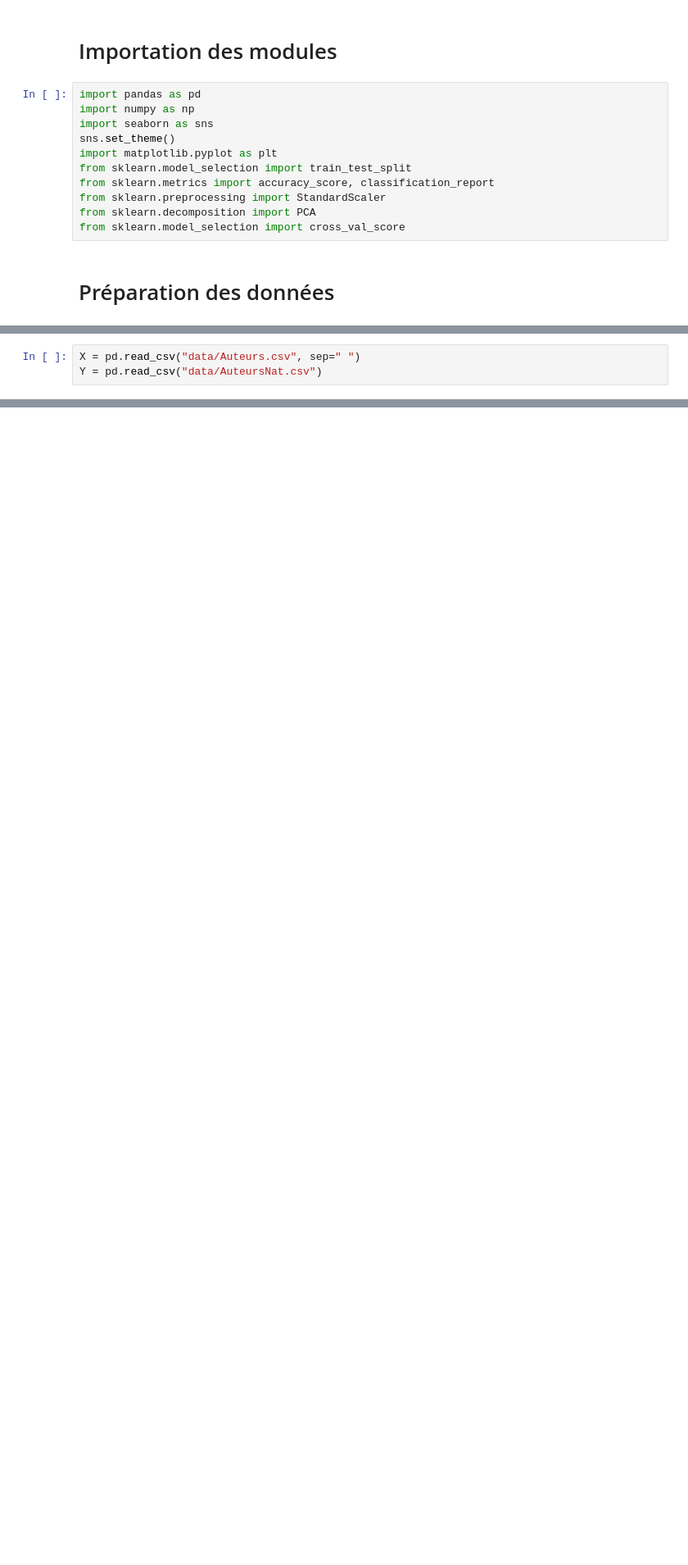
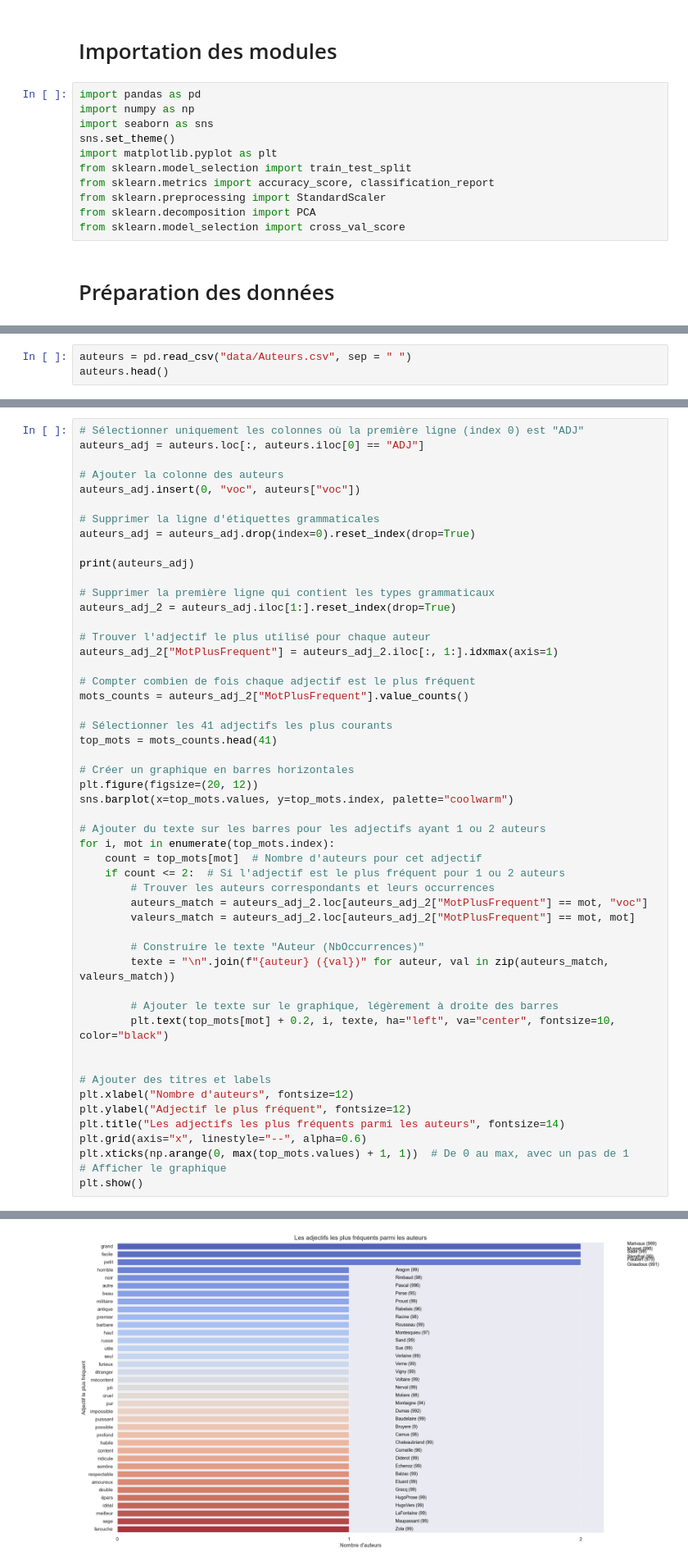
Before and after one commit to leaajo/APST, a Jupyter notebook: second_study/0_data.ipynb, the cells around one changed output, grey strips where cells are left out. Shown: that part at 82% size. Cells and saved outputs as stored; diff of their text form; blank space fills up the shorter version.

```diff
--- a/second_study/0_data.ipynb
+++ b/second_study/0_data.ipynb
@@ -16,3 +147,3 @@ from sklearn.model_selection import cross_val_score
 # %%
-X = pd.read_csv("data/Auteurs.csv", sep=" ")
-Y = pd.read_csv("data/AuteursNat.csv")
+auteurs = pd.read_csv("data/Auteurs.csv", sep = " ")
+auteurs.head()
@@ -92,0 +158,52 @@ plot_histogram(df, bin_size=40, title="Répartition des auteurs par tranche de 4
+# %%
+# Sélectionner uniquement les colonnes où la première ligne (index 0) est "ADJ"
+auteurs_adj = auteurs.loc[:, auteurs.iloc[0] == "ADJ"]
+
+# Ajouter la colonne des auteurs
+auteurs_adj.insert(0, "voc", auteurs["voc"])
+
+# Supprimer la ligne d'étiquettes grammaticales
+auteurs_adj = auteurs_adj.drop(index=0).reset_index(drop=True)
+
+print(auteurs_adj)
+
+# Supprimer la première ligne qui contient les types grammaticaux
+auteurs_adj_2 = auteurs_adj.iloc[1:].reset_index(drop=True)
+
+# Trouver l'adjectif le plus utilisé pour chaque auteur
+auteurs_adj_2["MotPlusFrequent"] = auteurs_adj_2.iloc[:, 1:].idxmax(axis=1)
+
+# Compter combien de fois chaque adjectif est le plus fréquent
+mots_counts = auteurs_adj_2["MotPlusFrequent"].value_counts()
+
+# Sélectionner les 41 adjectifs les plus courants
+top_mots = mots_counts.head(41)
+
+# Créer un graphique en barres horizontales
+plt.figure(figsize=(20, 12))
+sns.barplot(x=top_mots.values, y=top_mots.index, palette="coolwarm")
+
+# Ajouter du texte sur les barres pour les adjectifs ayant 1 ou 2 auteurs
+for i, mot in enumerate(top_mots.index):
+    count = top_mots[mot]  # Nombre d'auteurs pour cet adjectif
+    if count <= 2:  # Si l'adjectif est le plus fréquent pour 1 ou 2 auteurs
+        # Trouver les auteurs correspondants et leurs occurrences
+        auteurs_match = auteurs_adj_2.loc[auteurs_adj_2["MotPlusFrequent"] == mot, "voc"]
+        valeurs_match = auteurs_adj_2.loc[auteurs_adj_2["MotPlusFrequent"] == mot, mot]
+
+        # Construire le texte "Auteur (NbOccurrences)"
+        texte = "\n".join(f"{auteur} ({val})" for auteur, val in zip(auteurs_match, valeurs_match))
+
+        # Ajouter le texte sur le graphique, légèrement à droite des barres
+        plt.text(top_mots[mot] + 0.2, i, texte, ha="left", va="center", fontsize=10, color="black")
+
+
+# Ajouter des titres et labels
+plt.xlabel("Nombre d'auteurs", fontsize=12)
+plt.ylabel("Adjectif le plus fréquent", fontsize=12)
+plt.title("Les adjectifs les plus fréquents parmi les auteurs", fontsize=14)
+plt.grid(axis="x", linestyle="--", alpha=0.6)
+plt.xticks(np.arange(0, max(top_mots.values) + 1, 1))  # De 0 au max, avec un pas de 1
+# Afficher le graphique
+plt.show()
+# %% [output]
@@ -92,0 +230 @@ plot_histogram(df, bin_size=40, title="Répartition des auteurs par tranche de 4
+[figure, added]
```
Also changed, not shown: parts of 19 cells of this notebook, 1 other file.
